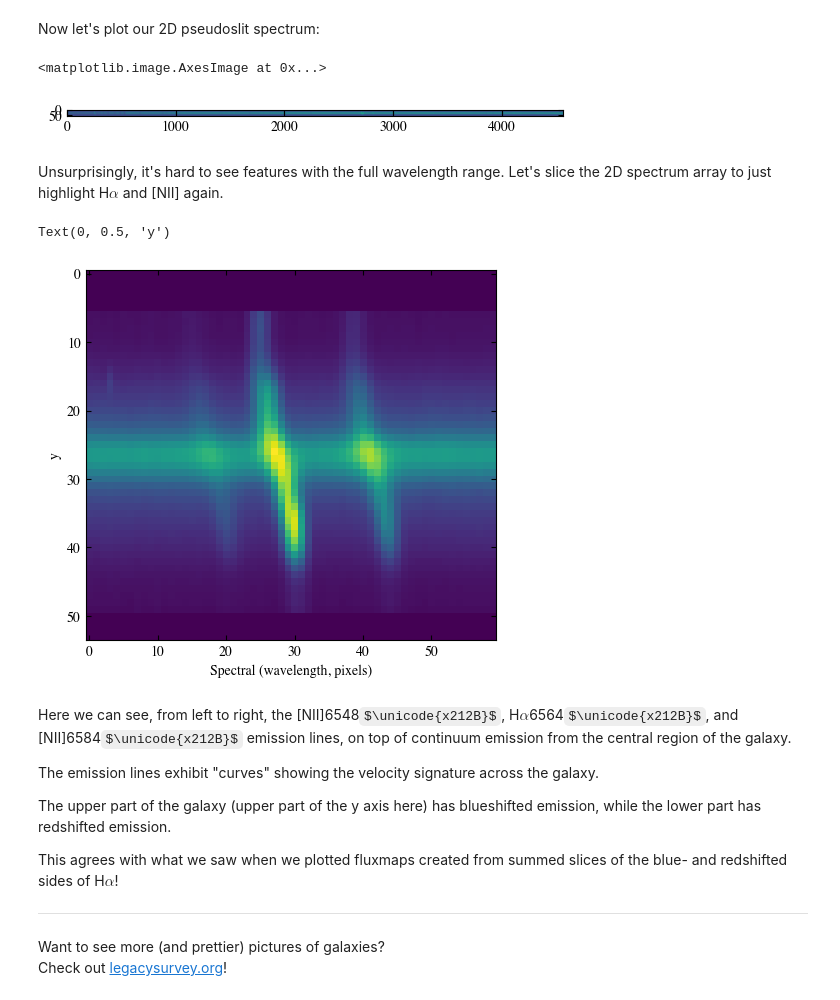
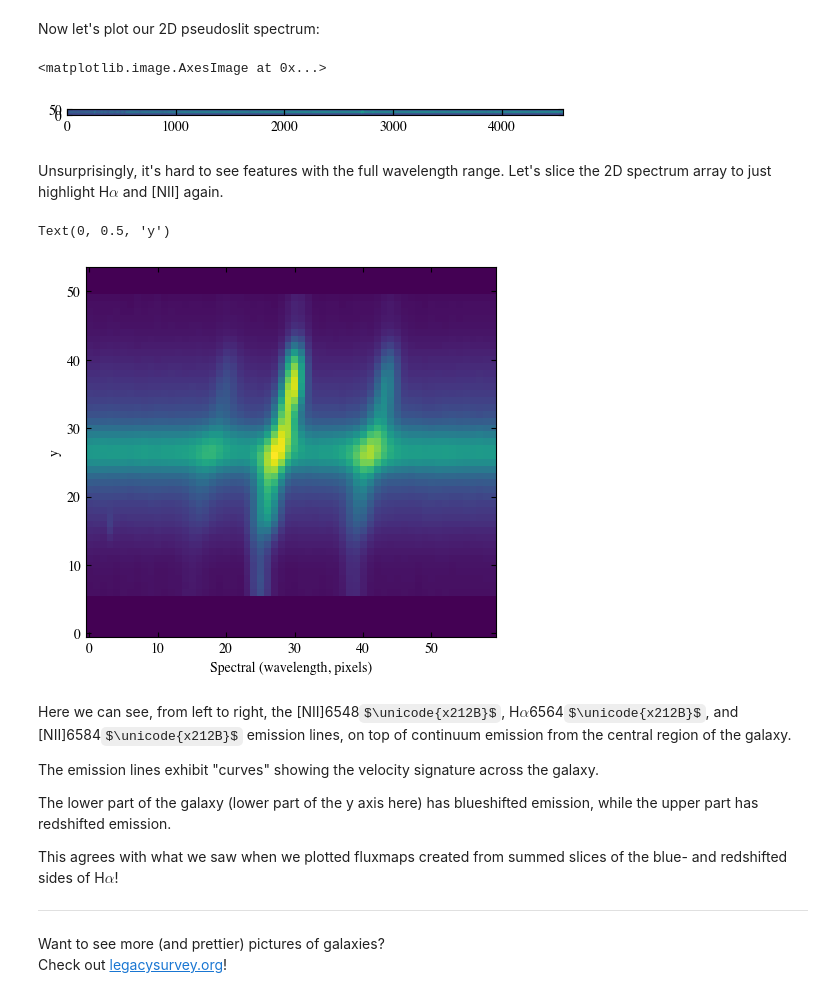
Before and after one commit to astropgh/python-boot-camp-2023, a Jupyter notebook: notebooks/03-NumpyBasics/solutions/solutions_numpy-basics-2.ipynb, the cells around one changed output. Drawn from its saved outputs; the diff is of its cells as text; code cells hidden in the pictures; some formulas as TeX source.

Commit message:
Update to object-oriented matplotlib calls

```diff
--- a/notebooks/03-NumpyBasics/solutions/solutions_numpy-basics-2.ipynb
+++ b/notebooks/03-NumpyBasics/solutions/solutions_numpy-basics-2.ipynb
@@ -339,30 +342,32 @@ Before shape: (4563, 54)
 After shape: (54, 4563)
 # %% [markdown]
 Now let's plot our 2D pseudoslit spectrum:
-# %%
-plt.imshow(flux_pseudoslit)
-# %% [output]
-<matplotlib.image.AxesImage at 0x...>
-[figure, removed]
+# %%
+fig, ax = plt.subplots()
+ax.imshow(flux_pseudoslit, origin="lower")
+# %% [output]
+<matplotlib.image.AxesImage at 0x...>
+[figure, added]
 # %% [markdown]
 Unsurprisingly, it's hard to see features with the full wavelength range. Let's slice the 2D spectrum array to just highlight H$\alpha$ and [NII] again.
 # %%
 # Limit spectral range to around Halpha + NII
 wavelim_indices = [2685, 2745]
 
 # Now that we've transposed the array, the axes order is [y, wavelength]
-plt.imshow(flux_pseudoslit[:,wavelim_indices[0]:wavelim_indices[1]])  # COMPLETE THIS LINE OF CODE
-plt.gca().set_xlabel('Spectral (wavelength, pixels)')
-plt.gca().set_ylabel('y')
+fig, ax = plt.subplots()
+ax.imshow(flux_pseudoslit[:,wavelim_indices[0]:wavelim_indices[1]], origin='lower')  # COMPLETE THIS LINE OF CODE
+ax.set_xlabel('Spectral (wavelength, pixels)')
+ax.set_ylabel('y')
 # %% [output]
 Text(0, 0.5, 'y')
-[figure, old version]
+[figure, new version]
 # %% [markdown]
 Here we can see, from left to right, the [NII]6548$\unicode{x212B}$, H$\alpha$6564$\unicode{x212B}$, and [NII]6584$\unicode{x212B}$ emission lines, on top of continuum emission from the central region of the galaxy.
 
 The emission lines exhibit "curves" showing the velocity signature across the galaxy.
 
-The upper part of the galaxy (upper part of the y axis here) has blueshifted emission, while the lower part has redshifted emission.
+The lower part of the galaxy (lower part of the y axis here) has blueshifted emission, while the upper part has redshifted emission.
 
 This agrees with what we saw when we plotted fluxmaps created from summed slices of the blue- and redshifted sides of H$\alpha$!
 
```
Also changed, not shown: parts of 8 cells of this notebook, 3 other files.
